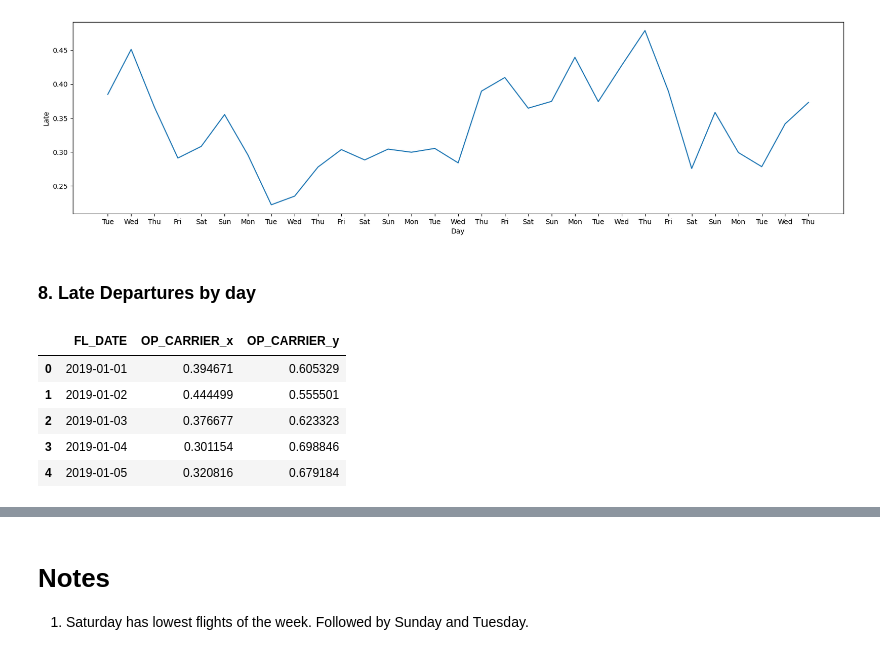
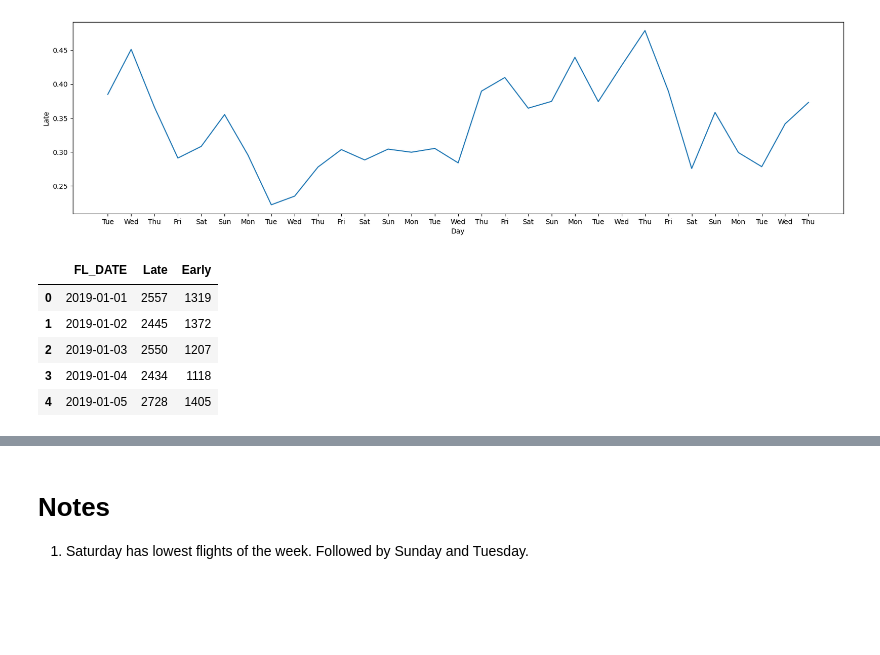
Before and after one commit to torchlightwizard/Data-Analysis-Flight-Travel, a Jupyter notebook: notebooks/eda.ipynb, the cells around one changed output, grey strips where cells are left out. Drawn from its saved outputs; the diff is of its cells as text; code cells hidden in the pictures; blank space fills up the shorter version.

```diff
--- a/notebooks/eda.ipynb
+++ b/notebooks/eda.ipynb
@@ -289,30 +340,28 @@ plt.show()
 temp = None
 # %% [output]
 [figure]
-# %% [markdown]
-### 8. Late Departures by day
-# %%
-temp1 = schedule[schedule["CRS_DEP_TIME"] < schedule["DEP_TIME"]] # late
-temp2 = schedule[schedule["CRS_DEP_TIME"] >= schedule["DEP_TIME"]] # on time or early
-
-temp1 = temp1.groupby("FL_DATE")["OP_CARRIER"].count()
-temp2 = temp2.groupby("FL_DATE")["OP_CARRIER"].count()
-temp = schedule.groupby("FL_DATE")["OP_CARRIER"].count()
-
-temp1 = pd.DataFrame(temp1 / temp).reset_index()
-temp2 = pd.DataFrame(temp2 / temp).reset_index()
-
-temp = temp1.merge(temp2, how="inner", left_on="FL_DATE", right_on="FL_DATE")
-temp1 = None
-temp2 = None
-temp.head()
-# %% [output]
-|  | FL_DATE | OP_CARRIER_x | OP_CARRIER_y |
-| 0 | 2019-01-01 | 0.394671 | 0.605329 |
-| 1 | 2019-01-02 | 0.444499 | 0.555501 |
-| 2 | 2019-01-03 | 0.376677 | 0.623323 |
-| 3 | 2019-01-04 | 0.301154 | 0.698846 |
-| 4 | 2019-01-05 | 0.320816 | 0.679184 |
+# %%
+late, early = split_late_early_arrival()
+
+late["Late"] = late["ARR_TIME"] - late["CRS_ARR_TIME"]
+early["Early"] = early["CRS_ARR_TIME"] - early["ARR_TIME"]
+
+late = pd.DataFrame(late.groupby("FL_DATE")["Late"].mean()).reset_index()
+early = pd.DataFrame(early.groupby("FL_DATE")["Early"].mean()).reset_index()
+
+temp = late.merge(early, how="inner", left_on="FL_DATE", right_on="FL_DATE")
+temp["Late"] = temp["Late"].dt.seconds
+temp["Early"] = temp["Early"].dt.seconds
+late = None
+early = None
+temp.head()
+# %% [output]
+|  | FL_DATE | Late | Early |
+| 0 | 2019-01-01 | 2557 | 1319 |
+| 1 | 2019-01-02 | 2445 | 1372 |
+| 2 | 2019-01-03 | 2550 | 1207 |
+| 3 | 2019-01-04 | 2434 | 1118 |
+| 4 | 2019-01-05 | 2728 | 1405 |
 # %%
 temp.columns = ["Date", "Late", "On Time"]
 temp["Day"] = pd.to_datetime(temp["Date"]).dt.day
```
Also changed, not shown: parts of 58 cells of this notebook.
